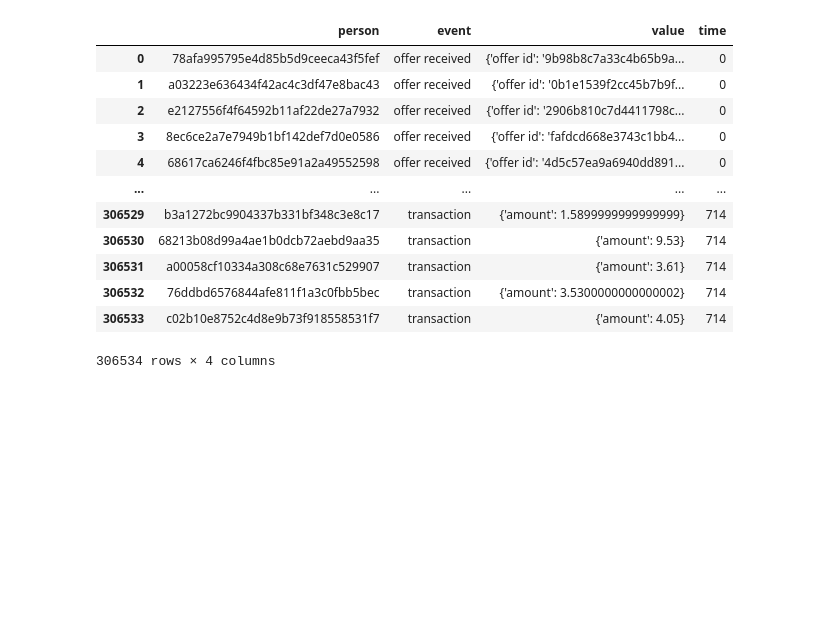
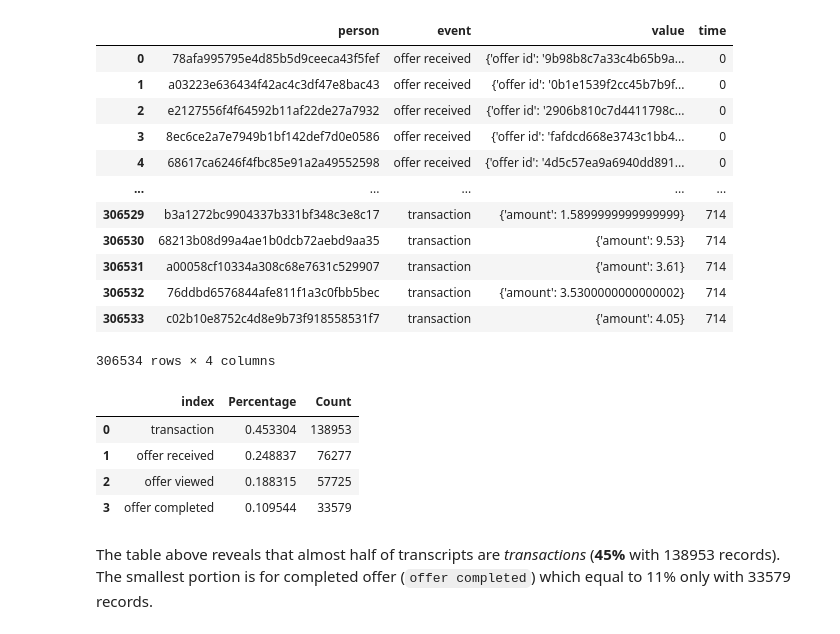
Before and after one commit to vb100/Starbucks-Capstone-Project, a Jupyter notebook: Starbucks_Capstone_notebook.ipynb, the cells around one changed output. Cells and saved outputs as stored; diff of their text form; code cells hidden in the pictures; blank space fills up the shorter version.

Commit message:
Starting analysis for transcripts

```diff
--- a/Starbucks_Capstone_notebook.ipynb
+++ b/Starbucks_Capstone_notebook.ipynb
@@ -298,3 +298,19 @@ None
 | 306532 | 76ddbd6576844afe811f1a3c0fbb5bec | transaction | {'amount': 3.5300000000000002} | 714 |
 | 306533 | c02b10e8752c4d8e9b73f918558531f7 | transaction | {'amount': 4.05} | 714 |
 306534 rows × 4 columns
+# %%
+# Specific question (1)
+# What is the Event distribution across the Profiles?
+pd.merge(
+    pd.DataFrame(transcript['event'].value_counts(normalize=True)).reset_index(),
+    pd.DataFrame(transcript['event'].value_counts()).reset_index(),
+    on='index'
+).rename(columns={'event_x':'Percentage', 'event_y' : 'Count'})
+# %% [output]
+|  | index | Percentage | Count |
+| 0 | transaction | 0.453304 | 138953 |
+| 1 | offer received | 0.248837 | 76277 |
+| 2 | offer viewed | 0.188315 | 57725 |
+| 3 | offer completed | 0.109544 | 33579 |
+# %% [markdown]
+<p>The table above reveals that almost half of transcripts are <i>transactions</i> (<b>45%</b> with 138953 records). The smallest portion is for completed offer (<code>offer completed</code>) which equal to 11% only with 33579 records.</p>
```
